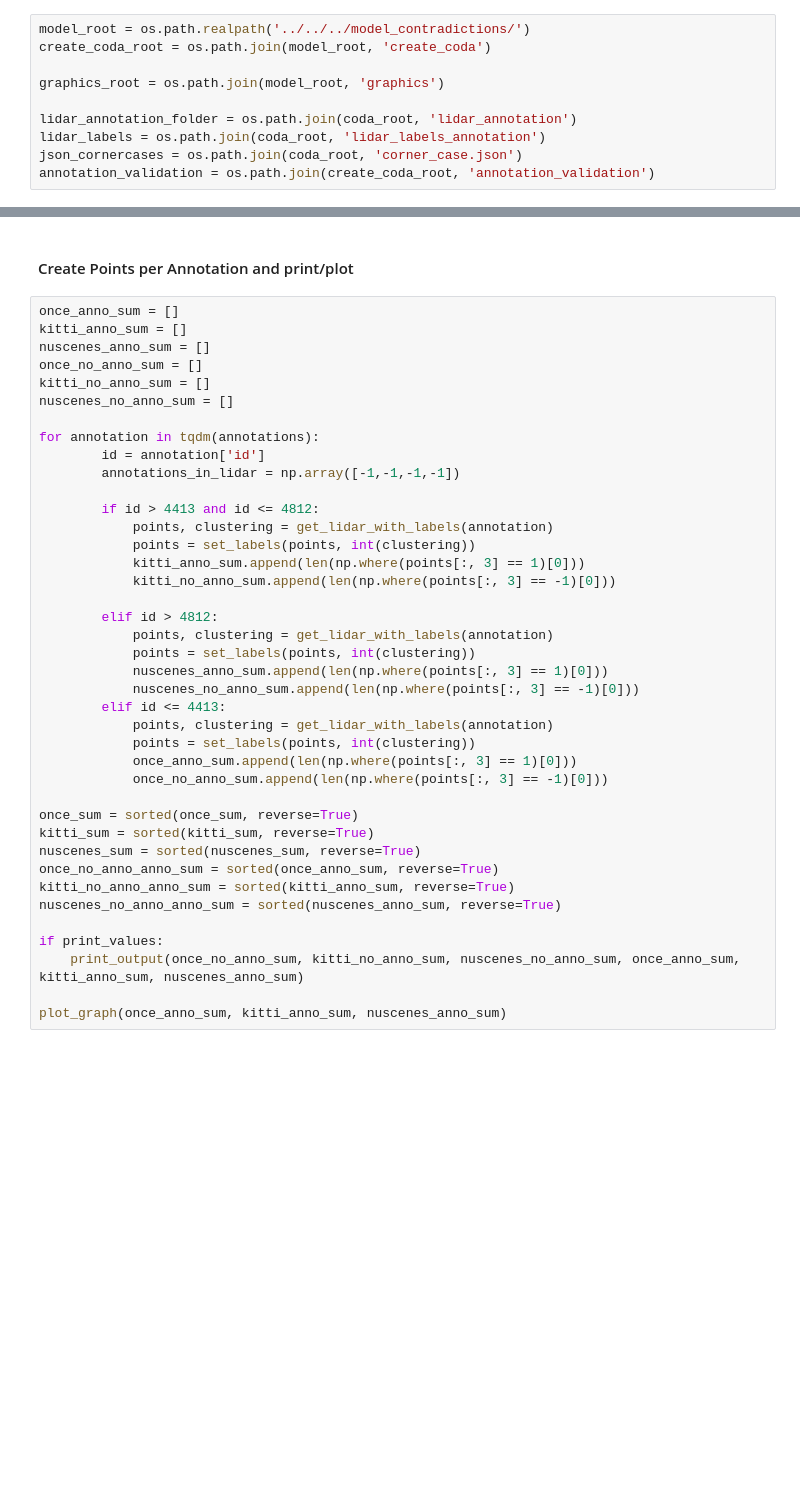
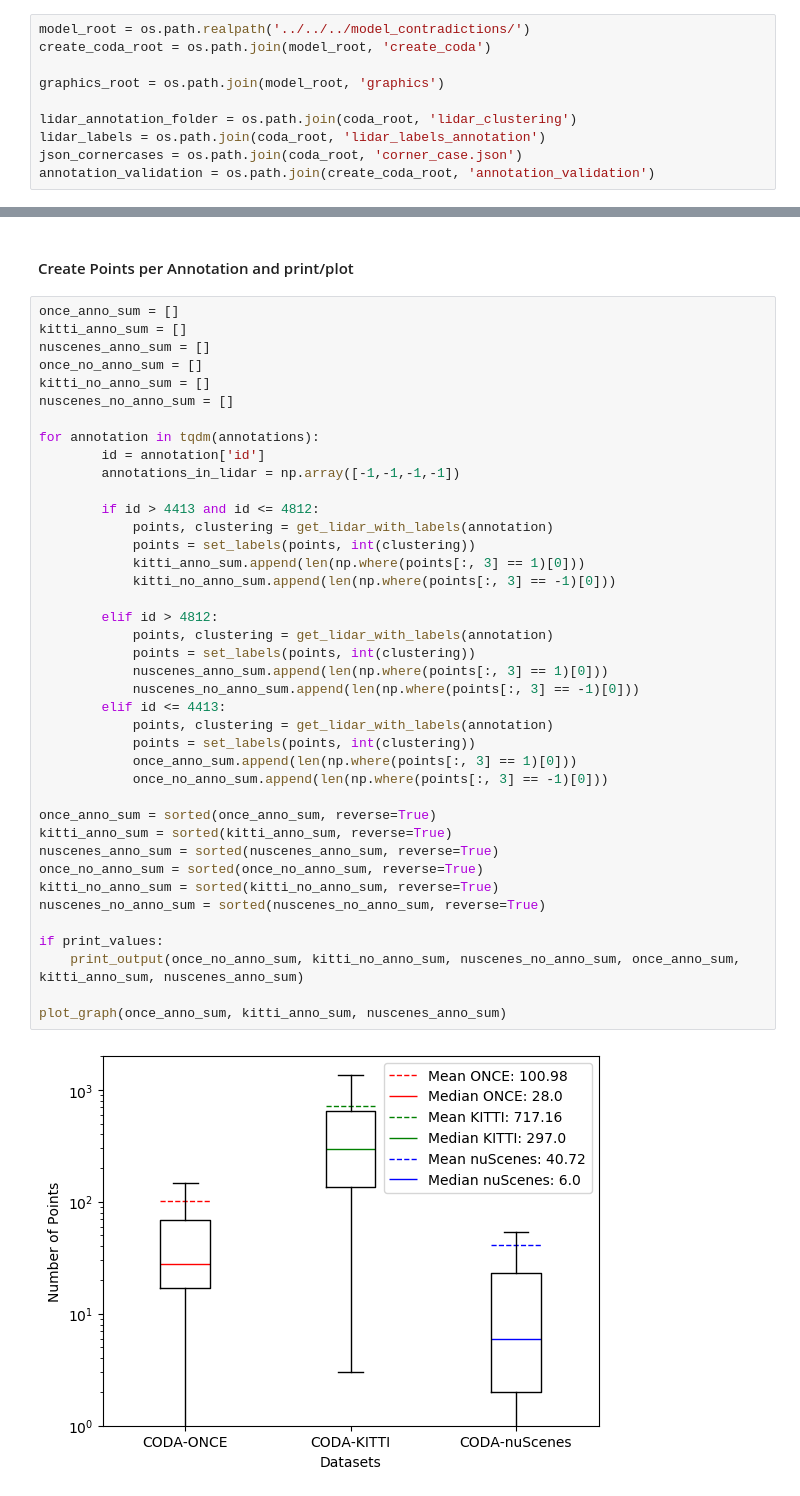
Before and after one commit to vincentgeppert/model_contradictions, a Jupyter notebook: create_coda/visualization/visualize_points_per_annotation.ipynb, the cells around one changed output, grey strips where cells are left out. Saved outputs shown, nothing was run; the diff lists cells and outputs as text; blank space fills up the shorter version.

```diff
--- a/create_coda/visualization/visualize_points_per_annotation.ipynb
+++ b/create_coda/visualization/visualize_points_per_annotation.ipynb
@@ -27,7 +27,7 @@ create_coda_root = os.path.join(model_root, 'create_coda')
 
 graphics_root = os.path.join(model_root, 'graphics')
 
-lidar_annotation_folder = os.path.join(coda_root, 'lidar_annotation')
+lidar_annotation_folder = os.path.join(coda_root, 'lidar_clustering')
 lidar_labels = os.path.join(coda_root, 'lidar_labels_annotation')
 json_cornercases = os.path.join(coda_root, 'corner_case.json')
 annotation_validation = os.path.join(create_coda_root, 'annotation_validation')
@@ -143,36 +143,38 @@ nuscenes_anno_sum = []
 once_no_anno_sum = []
 kitti_no_anno_sum = []
 nuscenes_no_anno_sum = []
 
 for annotation in tqdm(annotations):
         id = annotation['id']
         annotations_in_lidar = np.array([-1,-1,-1,-1])
 
         if id > 4413 and id <= 4812:
             points, clustering = get_lidar_with_labels(annotation)
             points = set_labels(points, int(clustering))
             kitti_anno_sum.append(len(np.where(points[:, 3] == 1)[0]))
             kitti_no_anno_sum.append(len(np.where(points[:, 3] == -1)[0]))
 
         elif id > 4812:
             points, clustering = get_lidar_with_labels(annotation)
             points = set_labels(points, int(clustering))
             nuscenes_anno_sum.append(len(np.where(points[:, 3] == 1)[0]))
             nuscenes_no_anno_sum.append(len(np.where(points[:, 3] == -1)[0]))
         elif id <= 4413:
             points, clustering = get_lidar_with_labels(annotation)
             points = set_labels(points, int(clustering))
             once_anno_sum.append(len(np.where(points[:, 3] == 1)[0]))
             once_no_anno_sum.append(len(np.where(points[:, 3] == -1)[0]))
 
-once_sum = sorted(once_sum, reverse=True)
-kitti_sum = sorted(kitti_sum, reverse=True)
-nuscenes_sum = sorted(nuscenes_sum, reverse=True)
-once_no_anno_anno_sum = sorted(once_anno_sum, reverse=True)
-kitti_no_anno_anno_sum = sorted(kitti_anno_sum, reverse=True)
-nuscenes_no_anno_anno_sum = sorted(nuscenes_anno_sum, reverse=True)
+once_anno_sum = sorted(once_anno_sum, reverse=True)
+kitti_anno_sum = sorted(kitti_anno_sum, reverse=True)
+nuscenes_anno_sum = sorted(nuscenes_anno_sum, reverse=True)
+once_no_anno_sum = sorted(once_no_anno_sum, reverse=True)
+kitti_no_anno_sum = sorted(kitti_no_anno_sum, reverse=True)
+nuscenes_no_anno_sum = sorted(nuscenes_no_anno_sum, reverse=True)
 
 if print_values:
     print_output(once_no_anno_sum, kitti_no_anno_sum, nuscenes_no_anno_sum, once_anno_sum, kitti_anno_sum, nuscenes_anno_sum)
 
 plot_graph(once_anno_sum, kitti_anno_sum, nuscenes_anno_sum)
+# %% [output]
+[figure, added]
```
Also changed, not shown: parts of 1 cell of this notebook, 22 other files.
